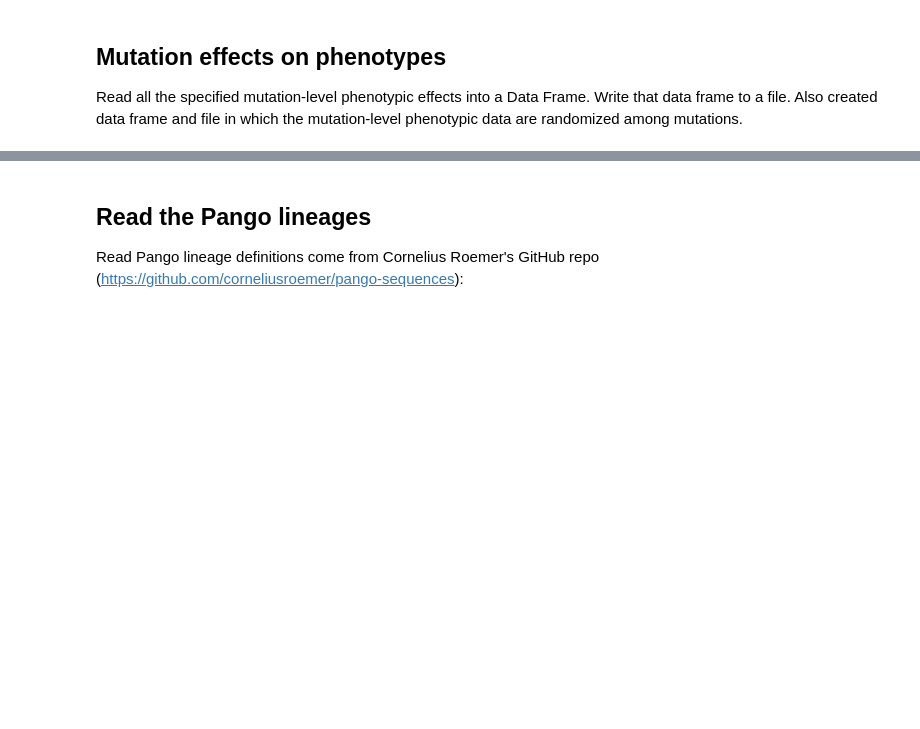
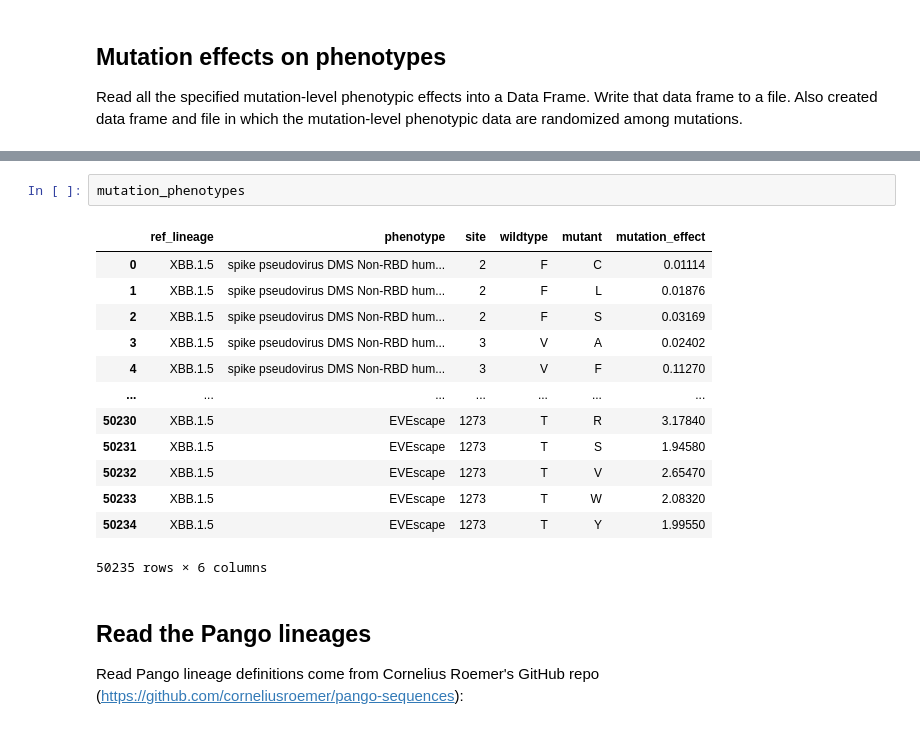
Before and after one commit to jbloomlab/SARS2-spike-predictor-phenos, a Jupyter notebook: lineage_phenotypes.ipynb, the cells around one changed output, grey strips where cells are left out. Cells and saved outputs as stored; diff of their text form; blank space fills up the shorter version.

```diff
--- a/lineage_phenotypes.ipynb
+++ b/lineage_phenotypes.ipynb
@@ -131,6 +145,22 @@ Writing mutation phenotypes to results/mutation_phenotypes.csv
 
 Now randomizing each mutation phenotype 100 times
 Writing randomized mutation phenotypes to results/mutation_phenotypes_randomized.csv
+# %%
+mutation_phenotypes
+# %% [output]
+|  | ref_lineage | phenotype | site | wildtype | mutant | mutation_effect |
+| 0 | XBB.1.5 | spike pseudovirus DMS Non-RBD hum... | 2 | F | C | 0.01114 |
+| 1 | XBB.1.5 | spike pseudovirus DMS Non-RBD hum... | 2 | F | L | 0.01876 |
+| 2 | XBB.1.5 | spike pseudovirus DMS Non-RBD hum... | 2 | F | S | 0.03169 |
+| 3 | XBB.1.5 | spike pseudovirus DMS Non-RBD hum... | 3 | V | A | 0.02402 |
+| 4 | XBB.1.5 | spike pseudovirus DMS Non-RBD hum... | 3 | V | F | 0.11270 |
+| ... | ... | ... | ... | ... | ... | ... |
+| 50230 | XBB.1.5 | EVEscape | 1273 | T | R | 3.17840 |
+| 50231 | XBB.1.5 | EVEscape | 1273 | T | S | 1.94580 |
+| 50232 | XBB.1.5 | EVEscape | 1273 | T | V | 2.65470 |
+| 50233 | XBB.1.5 | EVEscape | 1273 | T | W | 2.08320 |
+| 50234 | XBB.1.5 | EVEscape | 1273 | T | Y | 1.99550 |
+50235 rows × 6 columns
 # %% [markdown]
 ## Read the Pango lineages
 Read Pango lineage definitions come from Cornelius Roemer's GitHub repo ([https://github.com/corneliusroemer/pango-sequences](https://github.com/corneliusroemer/pango-sequences)):
```
Also changed, not shown: parts of 5 cells of this notebook, 5 other files.
